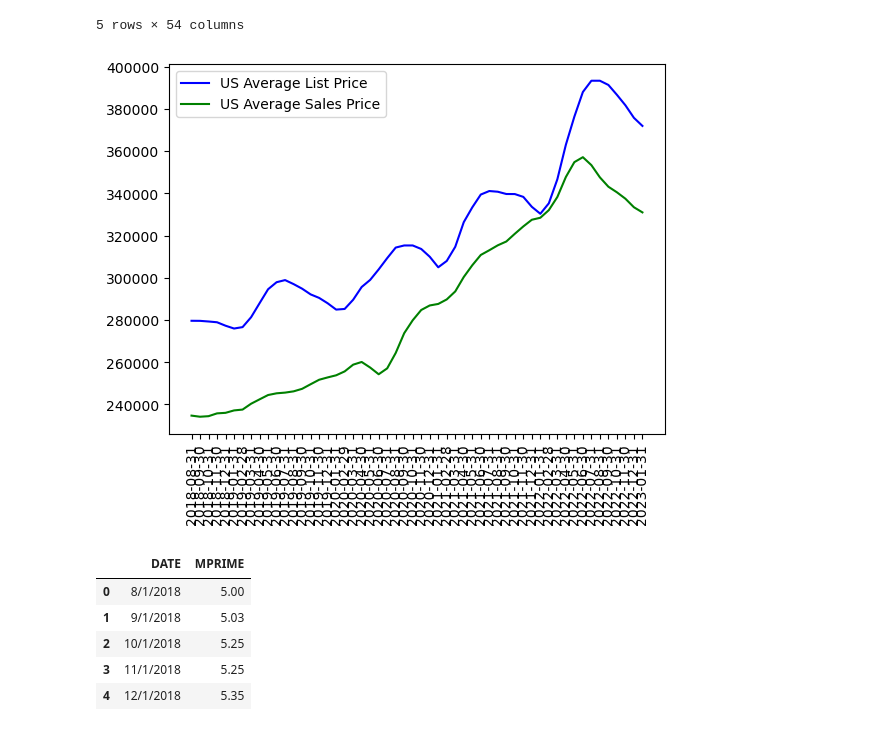
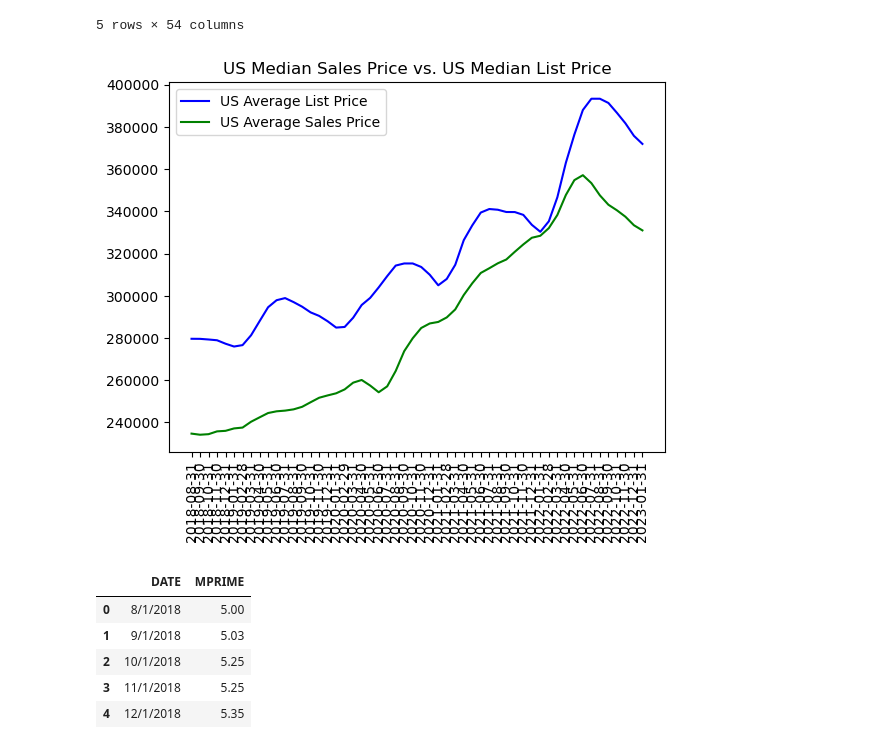
Before and after one commit to ceramicbull/Project-1-Repo, a Jupyter notebook: leighas_analysis/Project_One.ipynb, the cells around one changed output. Saved outputs shown, nothing was run; the diff lists cells and outputs as text; code cells hidden in the pictures.

```diff
--- a/leighas_analysis/Project_One.ipynb
+++ b/leighas_analysis/Project_One.ipynb
@@ -186,25 +230,28 @@ cp_average_sales_price.head()
 # %%
 # Multi plot of Average Mortgage rate vs. Average Sales price
 list_price = lr_median_list_price_us.loc['United States']
 sales_price = cp_average_sales_price.loc['United States']
 
 x_axis = lr_median_list_price_us.keys()
 
 list_price_plot, = plt.plot(x_axis, list_price, color="blue", label="US Average List Price" )
 
 sales_plot, = plt.plot(x_axis, sales_price, color='green', label="US Average Sales Price")
 
+#Add title
+plt.title("US Median Sales Price vs. US Median List Price")
+
 plt.xticks(rotation="vertical")
 plt.legend(handles=[list_price_plot, sales_plot], loc="best")
 
 # Save the figure to main folder
 plt.savefig("../images/lr_sales_list_comparison.png")
 # Save the figure to my folder
 plt.savefig("Output Data/lr_sales_list_comparison.png")
 
 plt.show()
 # %% [output]
-[figure, old version]
+[figure, new version]
 # %%
 # read in raw data of prime rates using pandas
 prime_rates_data_to_load = 'Resources/lr _prime_rates.csv'
```
Also changed, not shown: parts of 7 cells of this notebook, 9 other files.
